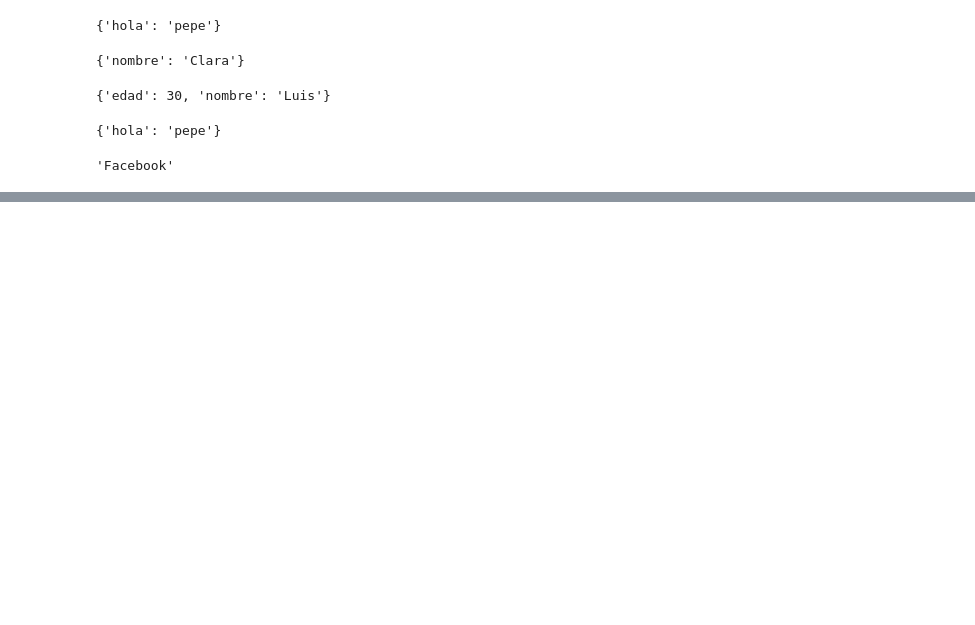
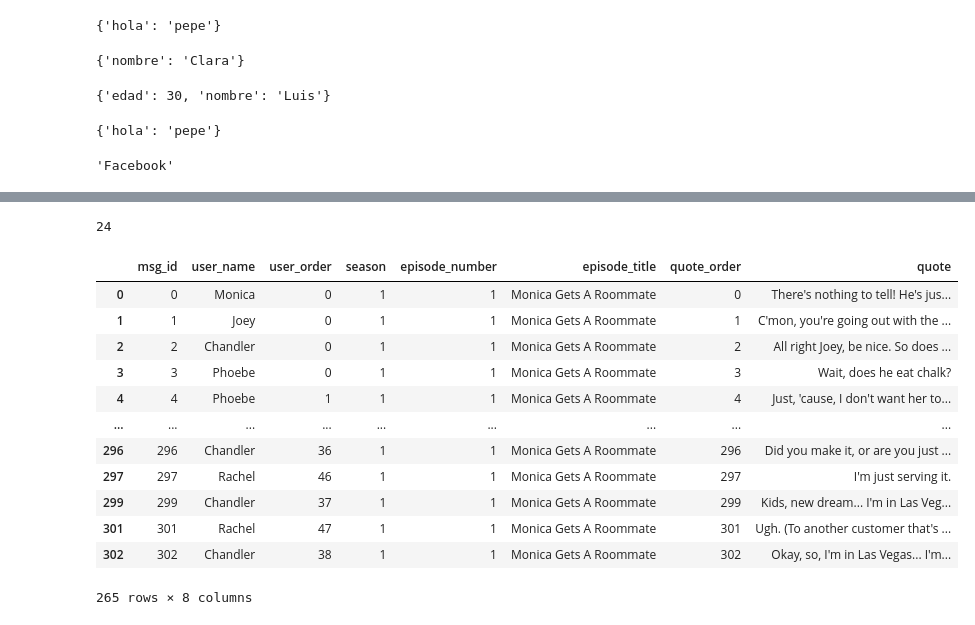
Before and after one commit to MdeMaic/API-NLP_Project, a Jupyter notebook: src/test-api.ipynb, the cells around one changed output, grey strips where cells are left out. Drawn from its saved outputs; the diff is of its cells as text; code cells hidden in the pictures; blank space fills up the shorter version.

```diff
--- a/src/test-api.ipynb
+++ b/src/test-api.ipynb
@@ -45,0 +200,24 @@ sw.head()
+# %%
+max_ep = max(episodes)
+max_ep
+# %% [output]
+24
+# %%
+numb = 1
+# %%
+df = df[df.episode_number == numb]
+df
+# %% [output]
+|  | msg_id | user_name | user_order | season | episode_number | episode_title | quote_order | quote |
+| 0 | 0 | Monica | 0 | 1 | 1 | Monica Gets A Roommate | 0 | There's nothing to tell! He's jus... |
+| 1 | 1 | Joey | 0 | 1 | 1 | Monica Gets A Roommate | 1 | C'mon, you're going out with the ... |
+| 2 | 2 | Chandler | 0 | 1 | 1 | Monica Gets A Roommate | 2 | All right Joey, be nice. So does ... |
+| 3 | 3 | Phoebe | 0 | 1 | 1 | Monica Gets A Roommate | 3 | Wait, does he eat chalk? |
+| 4 | 4 | Phoebe | 1 | 1 | 1 | Monica Gets A Roommate | 4 | Just, 'cause, I don't want her to... |
+| ... | ... | ... | ... | ... | ... | ... | ... | ... |
+| 296 | 296 | Chandler | 36 | 1 | 1 | Monica Gets A Roommate | 296 | Did you make it, or are you just ... |
+| 297 | 297 | Rachel | 46 | 1 | 1 | Monica Gets A Roommate | 297 | I'm just serving it. |
+| 299 | 299 | Chandler | 37 | 1 | 1 | Monica Gets A Roommate | 299 | Kids, new dream... I'm in Las Veg... |
+| 301 | 301 | Rachel | 47 | 1 | 1 | Monica Gets A Roommate | 301 | Ugh. (To another customer that's ... |
+| 302 | 302 | Chandler | 38 | 1 | 1 | Monica Gets A Roommate | 302 | Okay, so, I'm in Las Vegas... I'm... |
+265 rows × 8 columns
```
Also changed, not shown: parts of 28 cells of this notebook, 15 other files.
